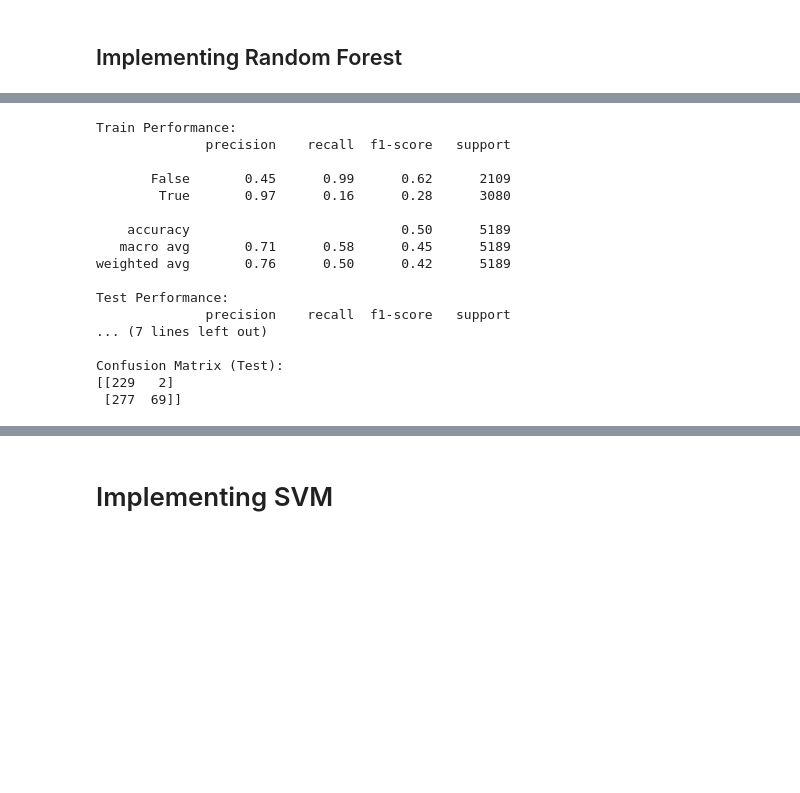
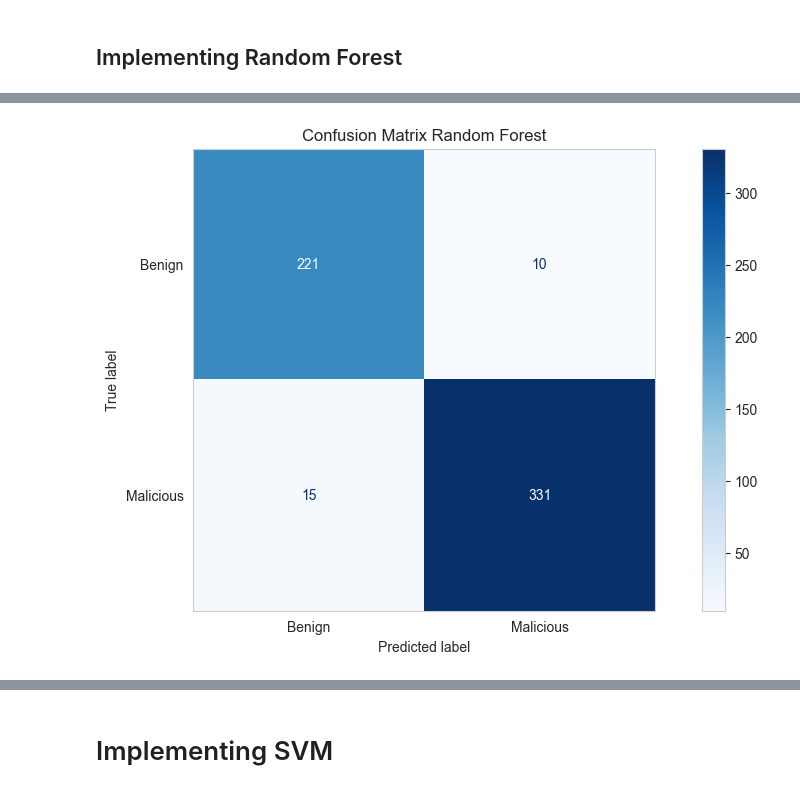
Before and after one commit to LuisMontenegro21/SecurityDataScienceProject, a Jupyter notebook: project.ipynb, the cells around one changed output, grey strips where cells are left out. Drawn from its saved outputs; the diff is of its cells as text; code cells hidden in the pictures; blank space fills up the shorter version.

Commit message:
ROC Curve, Conf Matrix, Analysis

```diff
--- a/project.ipynb
+++ b/project.ipynb
@@ -520,3 +520,12 @@ rand_forest = RandomForestClassifier(
     n_estimators=100,
     random_state=42,
 )
+rand_forest.fit(X_train, y_train) # type: ignore
+y_pred_train = rand_forest.predict(X_train)
+y_pred_test = rand_forest.predict(X_test)
+
+print("Train Performance:")
+print(classification_report(y_train, y_pred_train)) # type: ignore
+
+print("Test Performance:")
+print(classification_report(y_test, y_pred_test)) # type: ignore
@@ -523,43 +550,8 @@ rand_forest = RandomForestClassifier(
-# %%
-from sklearn.ensemble import IsolationForest
-
-iso_forest = IsolationForest(
-    n_estimators=100,
-    contamination=0.1,
-    random_state=42,
-    n_jobs=-1
-)
-
-iso_forest.fit(X_train)
-y_pred_train = iso_forest.predict(X_train)
-y_pred_test = iso_forest.predict(X_test)
-
-y_pred_train = (y_pred_train == -1).astype(int)
-y_pred_test = (y_pred_test == -1).astype(int)
-
-print("Train Performance:")
-print(classification_report(y_train, y_pred_train)) # type: ignore
-
-print("Test Performance:")
-print(classification_report(y_test, y_pred_test)) # type: ignore
-
-print("Confusion Matrix (Test):")
-print(confusion_matrix(y_test, y_pred_test)) # type: ignore
-# %% [output]
-Train Performance:
-              precision    recall  f1-score   support
-
-       False       0.45      0.99      0.62      2109
-        True       0.97      0.16      0.28      3080
-
-    accuracy                           0.50      5189
-   macro avg       0.71      0.58      0.45      5189
-weighted avg       0.76      0.50      0.42      5189
-
-Test Performance:
-              precision    recall  f1-score   support
-... (7 lines left out)
-
-Confusion Matrix (Test):
-[[229   2]
- [277  69]]
+# %%
+from sklearn import metrics
+metrics.ConfusionMatrixDisplay.from_estimator(rand_forest, X_test, y_test, display_labels=["Benign", "Malicious"], cmap="Blues", values_format="d")
+plt.title("Confusion Matrix Random Forest")
+plt.grid(False)
+plt.show()
+# %% [output]
+[figure, added]
```
Also changed, not shown: parts of 8 cells of this notebook.
